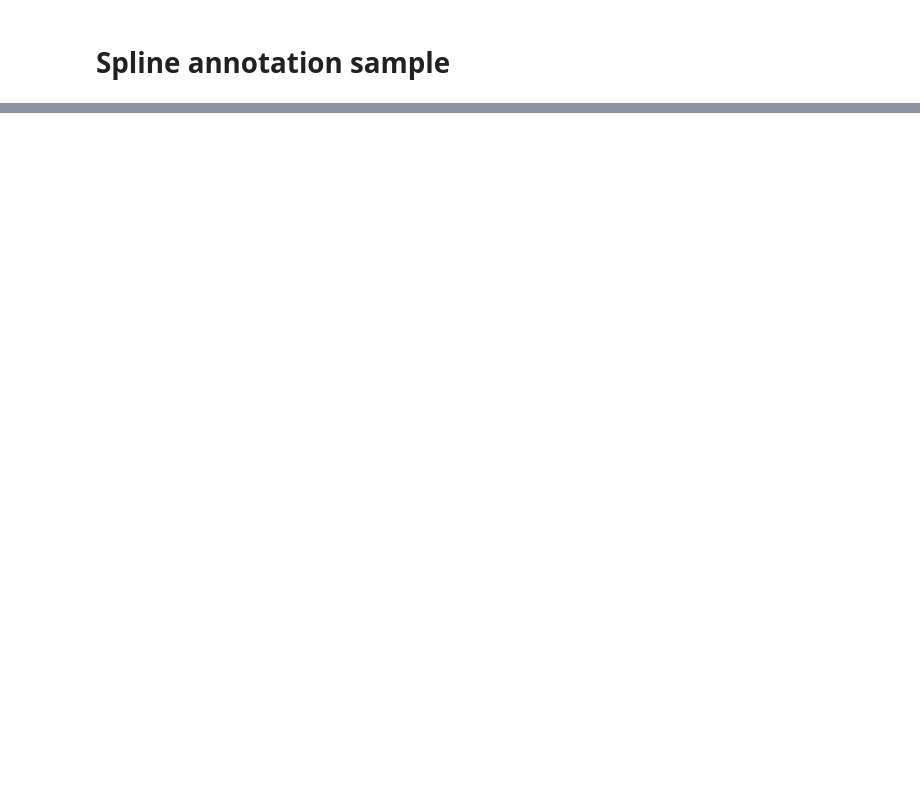
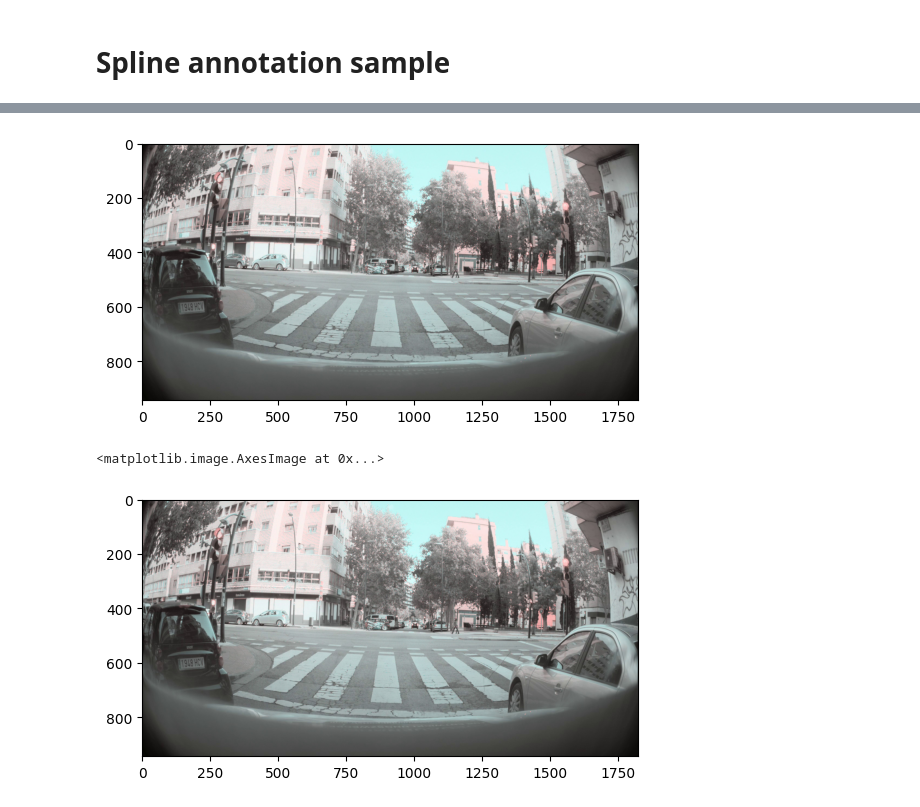
Before and after one commit to changsin/adart, a Jupyter notebook: src/notebooks/spline_annotation_sample.ipynb, the cells around one changed output, grey strips where cells are left out. Saved outputs shown, nothing was run; the diff lists cells and outputs as text; code cells hidden in the pictures; blank space fills up the shorter version.

```diff
--- a/src/notebooks/spline_annotation_sample.ipynb
+++ b/src/notebooks/spline_annotation_sample.ipynb
@@ -188,0 +360,45 @@ x size 11, y size 11 s size 11
+# %%
+import matplotlib.pyplot as plt
+import numpy as np
+from PIL import Image
+from scipy import interpolate
+
+
+def draw_spline_on_image(spline, img_file):
+    # Load image
+    img = Image.open(img_file)
+
+    # Get image dimensions
+    img_width, img_height = img.size
+
+    # Draw image
+    plt.imshow(img)
+
+    # Draw splines
+    for s in spline:
+        points = s.findall('.//Point')
+        x = [float(point.get('x')) for point in points]
+        y = [float(point.get('y')) for point in points]
+        tck, u = interpolate.splprep([x, y], s=0, k=2)
+        unew = np.linspace(0, 1, 1000)
+        out = interpolate.splev(unew, tck)
+        xnew, ynew = out[0], out[1]
+        r = [float(point.get('r')) for point in points]
+        s_values = ((r - min(r)) / (max(r) - min(r))) * 100 + 10
+
+        plt.plot(xnew * img_width, ynew * img_height, color='blue')
+        plt.scatter(x * img_width, y * img_height, s=s_values, color='red')
+
+    # Display plot
+    plt.axis('off')
+    plt.show()
+
+
+tree = ET.parse(label_filename)
+splines = tree.findall('.//Spline')
+draw_splines_on_image(image_filename, splines)
+plt.imshow(image)
+# %% [output]
+[figure, added]
+<matplotlib.image.AxesImage at 0x...>
+[figure, added]
```
Also changed, not shown: parts of 5 cells of this notebook.
